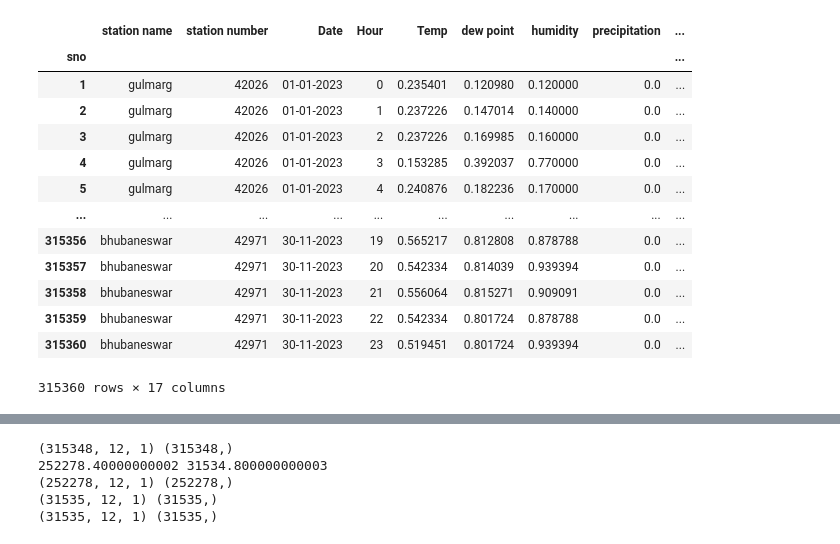
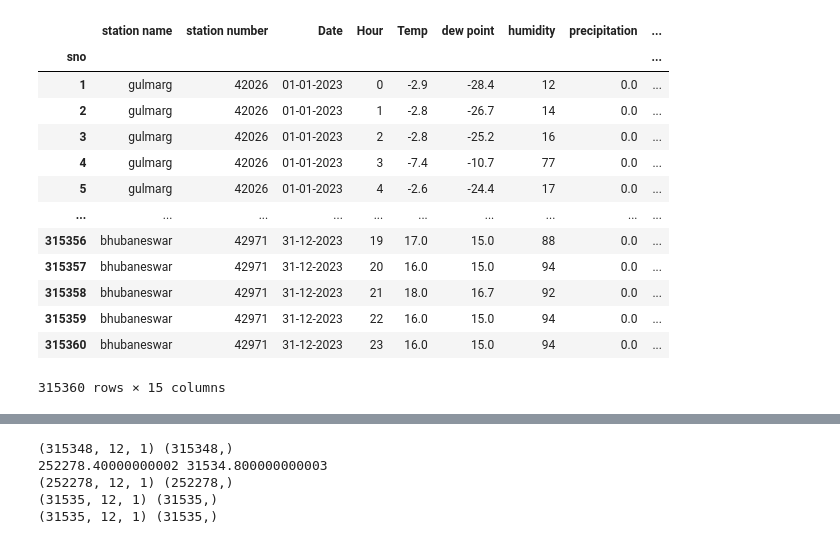
Before and after one commit to vipulhld001/flower, a Jupyter notebook: Weather/try.ipynb, the cells around one changed output, grey strips where cells are left out. Drawn from its saved outputs; the diff is of its cells as text; code cells hidden in the pictures.

```diff
--- a/Weather/try.ipynb
+++ b/Weather/try.ipynb
@@ -14,29 +14,29 @@ from tensorflow.keras.models import load_model
 from tensorflow.keras.metrics import CategoricalAccuracy
 import tensorflow as tf
 # %%
-df = pd.read_csv('AllWeather.csv', index_col='sno')
-#df = pd.read_csv('finals.csv', index_col='sno')
+#df = pd.read_csv('AllWeather.csv', index_col='sno')
+df = pd.read_csv('finals.csv', index_col='sno')
 ##To plot sample data
 #print(df.head())
 #df.plot(figsize=(10, 5))
 #####
 #print(df[:25])
 df
 # %% [output]
 |  | station name | station number | Date | Hour | Temp | dew point | humidity | precipitation | ... |
 | sno |  |  |  |  |  |  |  |  | ... |
-| 1 | gulmarg | 42026 | 01-01-2023 | 0 | 0.235401 | 0.120980 | 0.120000 | 0.0 | ... |
-| 2 | gulmarg | 42026 | 01-01-2023 | 1 | 0.237226 | 0.147014 | 0.140000 | 0.0 | ... |
-| 3 | gulmarg | 42026 | 01-01-2023 | 2 | 0.237226 | 0.169985 | 0.160000 | 0.0 | ... |
-| 4 | gulmarg | 42026 | 01-01-2023 | 3 | 0.153285 | 0.392037 | 0.770000 | 0.0 | ... |
-| 5 | gulmarg | 42026 | 01-01-2023 | 4 | 0.240876 | 0.182236 | 0.170000 | 0.0 | ... |
+| 1 | gulmarg | 42026 | 01-01-2023 | 0 | -2.9 | -28.4 | 12 | 0.0 | ... |
+| 2 | gulmarg | 42026 | 01-01-2023 | 1 | -2.8 | -26.7 | 14 | 0.0 | ... |
+| 3 | gulmarg | 42026 | 01-01-2023 | 2 | -2.8 | -25.2 | 16 | 0.0 | ... |
+| 4 | gulmarg | 42026 | 01-01-2023 | 3 | -7.4 | -10.7 | 77 | 0.0 | ... |
+| 5 | gulmarg | 42026 | 01-01-2023 | 4 | -2.6 | -24.4 | 17 | 0.0 | ... |
 | ... | ... | ... | ... | ... | ... | ... | ... | ... | ... |
-| 315356 | bhubaneswar | 42971 | 30-11-2023 | 19 | 0.565217 | 0.812808 | 0.878788 | 0.0 | ... |
-| 315357 | bhubaneswar | 42971 | 30-11-2023 | 20 | 0.542334 | 0.814039 | 0.939394 | 0.0 | ... |
-| 315358 | bhubaneswar | 42971 | 30-11-2023 | 21 | 0.556064 | 0.815271 | 0.909091 | 0.0 | ... |
-| 315359 | bhubaneswar | 42971 | 30-11-2023 | 22 | 0.542334 | 0.801724 | 0.878788 | 0.0 | ... |
-| 315360 | bhubaneswar | 42971 | 30-11-2023 | 23 | 0.519451 | 0.801724 | 0.939394 | 0.0 | ... |
+| 315356 | bhubaneswar | 42971 | 31-12-2023 | 19 | 17.0 | 15.0 | 88 | 0.0 | ... |
+| 315357 | bhubaneswar | 42971 | 31-12-2023 | 20 | 16.0 | 15.0 | 94 | 0.0 | ... |
+| 315358 | bhubaneswar | 42971 | 31-12-2023 | 21 | 18.0 | 16.7 | 92 | 0.0 | ... |
+| 315359 | bhubaneswar | 42971 | 31-12-2023 | 22 | 16.0 | 15.0 | 94 | 0.0 | ... |
+| 315360 | bhubaneswar | 42971 | 31-12-2023 | 23 | 16.0 | 15.0 | 94 | 0.0 | ... |
-315360 rows × 17 columns
+315360 rows × 15 columns
 # %%
 #Plotting Temp Values
 temp = df['Temp']
```
Also changed, not shown: parts of 14 cells of this notebook, 8 other files.
